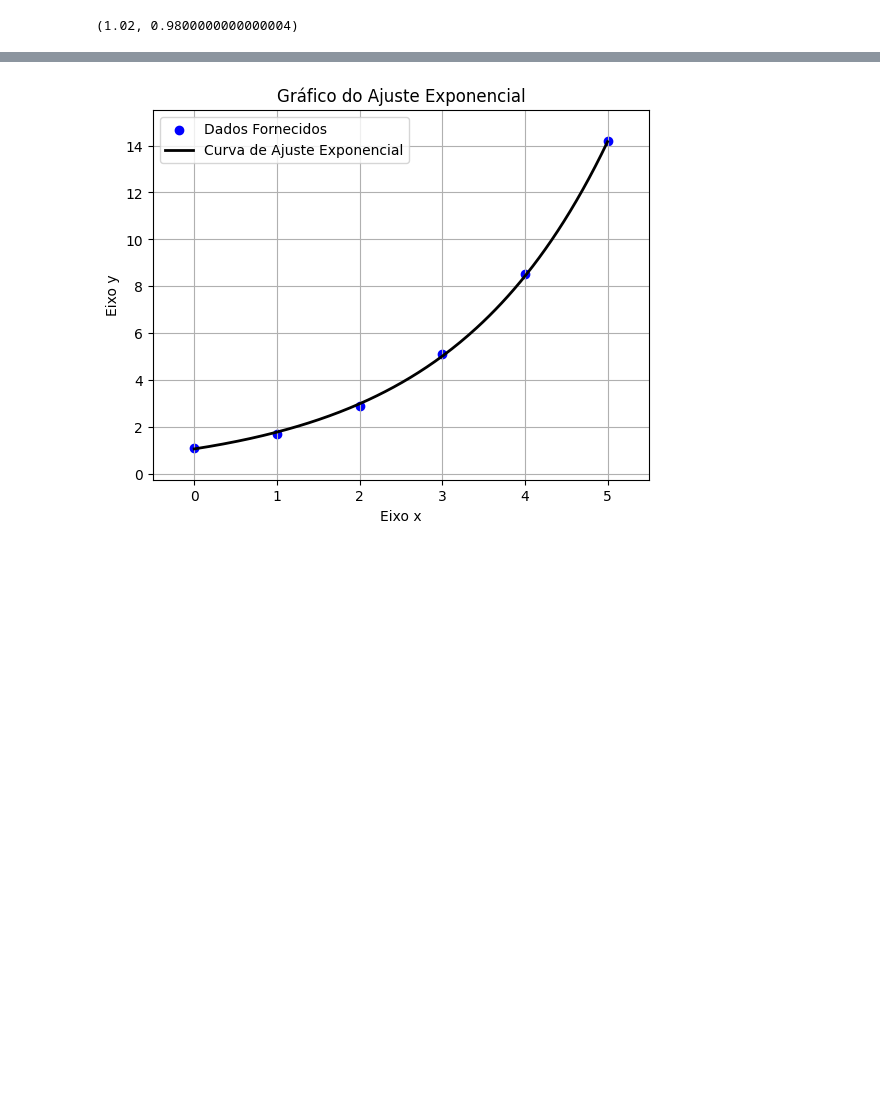
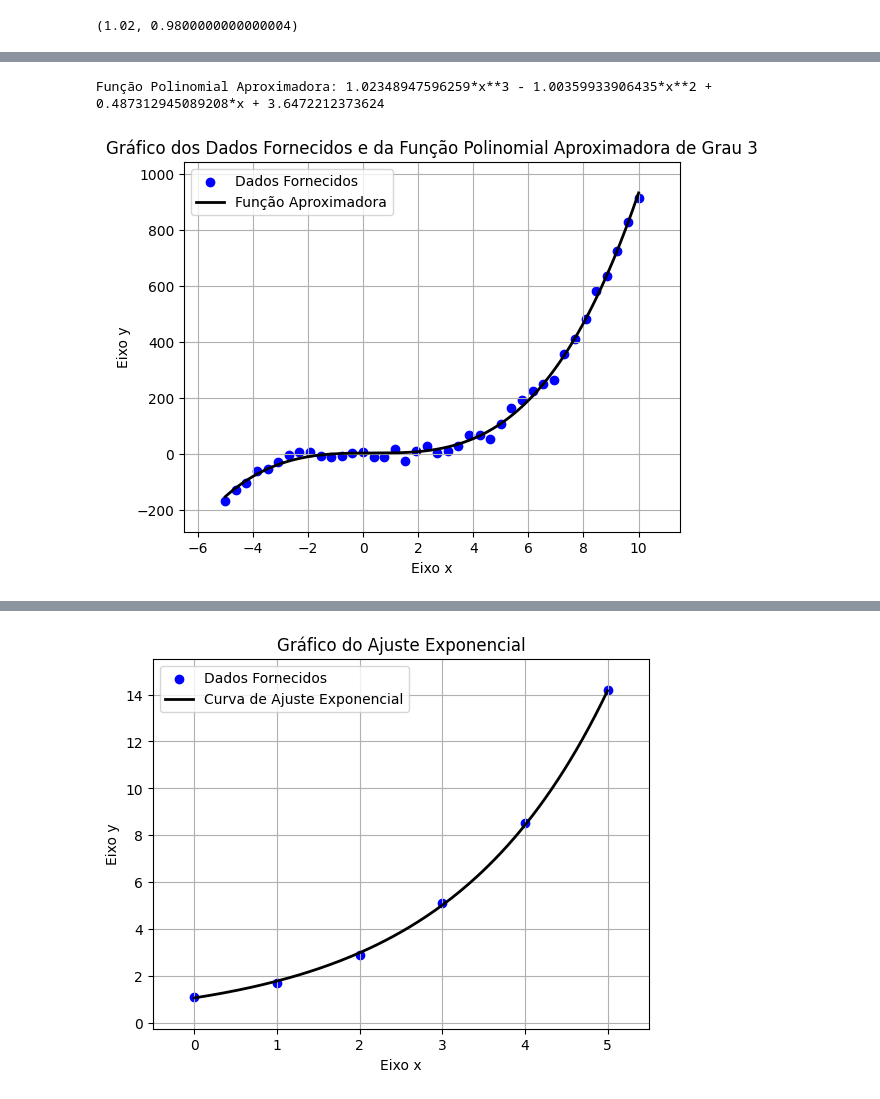
Before and after one commit to Mateus-Band/CB2325NumericaG07, a Jupyter notebook: notebooks_demos/aproximacao_demo.ipynb, the cells around one changed output, grey strips where cells are left out. Drawn from its saved outputs; the diff is of its cells as text; code cells hidden in the pictures; blank space fills up the shorter version.

```diff
--- a/notebooks_demos/aproximacao_demo.ipynb
+++ b/notebooks_demos/aproximacao_demo.ipynb
@@ -26,0 +96,13 @@ array([2.15      , 0.73357143, 0.00357143])
+# %%
+# Passo 01: Gerar os pontos
+
+rng = np.random.default_rng(10)
+x = np.linspace(-5, 10, 40)
+y = x ** 3 - x ** 2 + x + 10 + rng.normal(0, 20, size=x.shape)
+
+# Passo 02: Aproximação
+
+coeficientes = ajuste_polinomial(x, y, 3, expr=True)
+# %% [output]
+Função Polinomial Aproximadora: 1.02348947596259*x**3 - 1.00359933906435*x**2 + 0.487312945089208*x + 3.6472212373624
+[figure, added]
```
Also changed, not shown: parts of 59 cells of this notebook.
